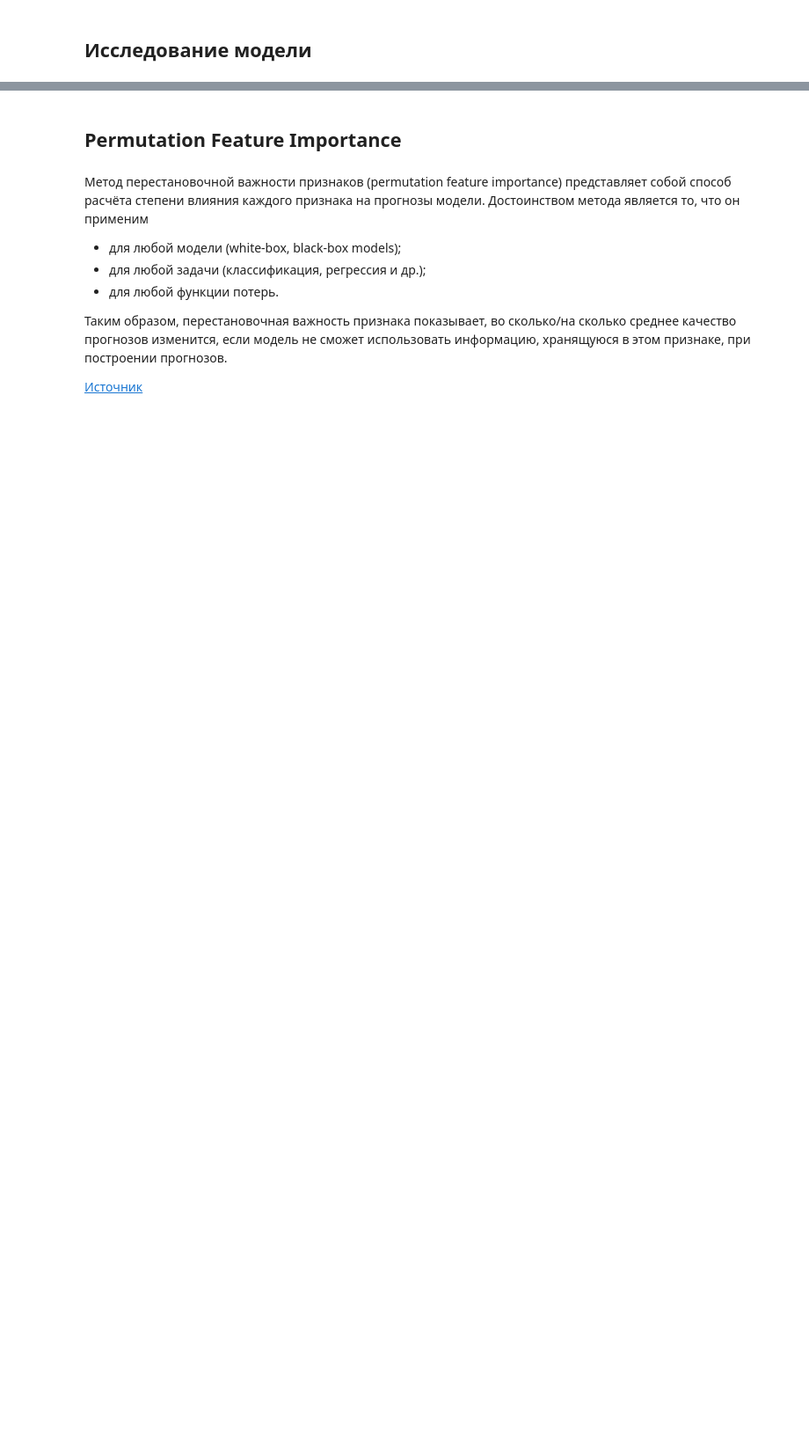
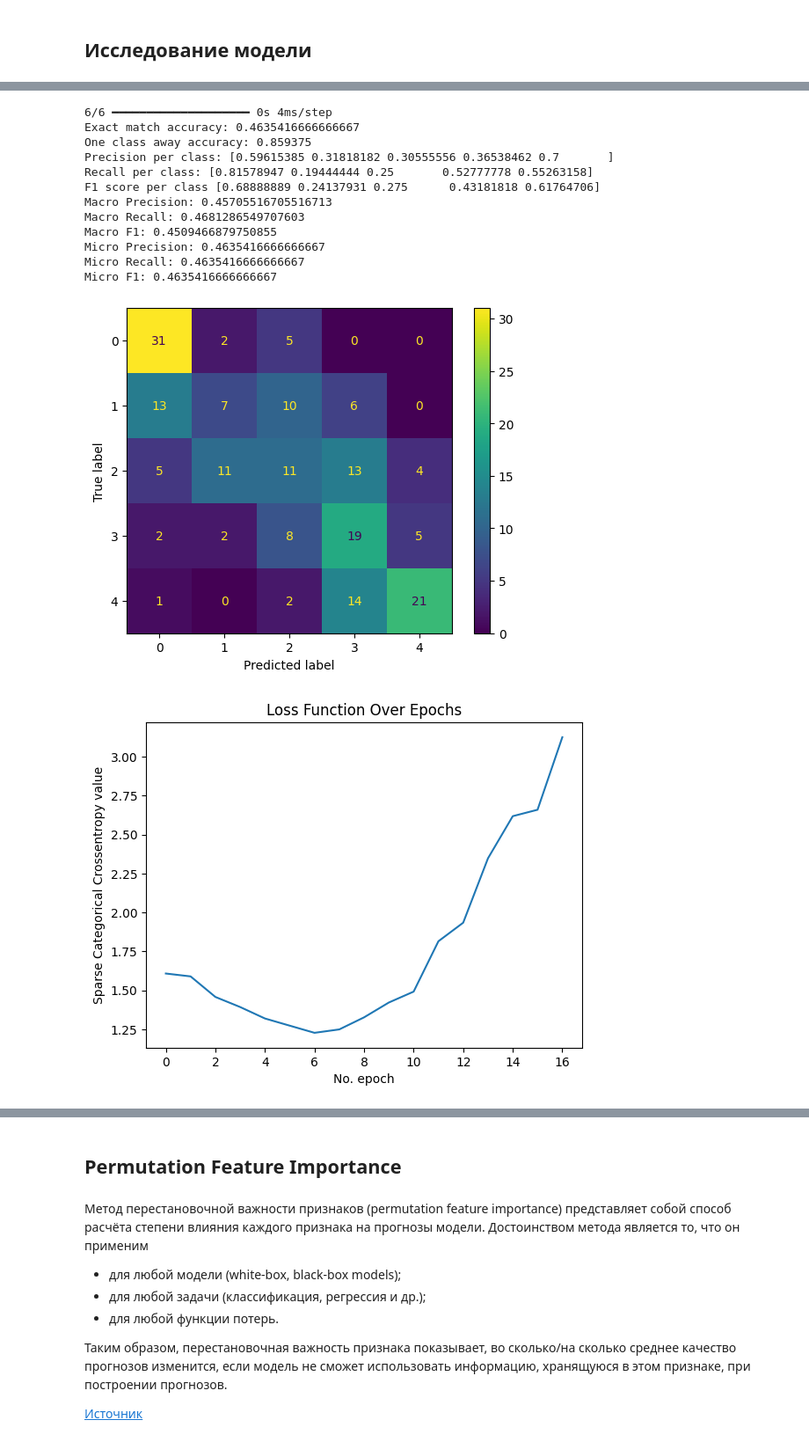
Before and after one commit to muratom/movie-box-office-prediction, a Jupyter notebook: 1_bor_tabular_prereleased.ipynb, the cells around one changed output, grey strips where cells are left out. Shown at 88% size. Saved outputs shown, nothing was run; the diff lists cells and outputs as text; code cells hidden in the pictures; blank space fills up the shorter version.

Commit message:
1_bor_tabular_prereleased

```diff
--- a/1_bor_tabular_prereleased.ipynb
+++ b/1_bor_tabular_prereleased.ipynb
@@ -806,0 +730,7 @@ def plot_grid_result(grid_result):
+# %%
+import dill
+
+full_grid_search_result = full_grid_search() # 2 min
+
+with open(f'{cfg.checkpoint_path}full_grid.pkl', 'wb') as f:
+    dill.dump(full_grid_search_result, f, protocol=5)
@@ -849,3 +915 @@ def train_model(X_train, y_train, X_val, y_val):
     return best_model, full_history
-# %%
-best_model, full_history = train_model(X_train, y_train, X_val, y_val)
@@ -892,0 +953,30 @@ Micro F1: 0.4312796208530806
+# %%
+best_model = load_model(checkpoint_path)
+with open(f'{cfg.checkpoint_path}/best_model_history.pkl', 'rb') as f:
+    full_history = dill.load(f)
+
+
+test_generator = TabularGenerator(
+    tabular=X_test.values,
+    labels=y_test,
+    batch_size=cfg.batch_size,
+    class_weights=class_weights,
+)
+
+# Проверка лучшей модели
+inspect_model(best_model, test_generator, y_test, 'tabular', history=full_history)
+# %% [output]
+6/6 ━━━━━━━━━━━━━━━━━━━━ 0s 4ms/step
+Exact match accuracy: 0.4635416666666667
+One class away accuracy: 0.859375
+Precision per class: [0.59615385 0.31818182 0.30555556 0.36538462 0.7       ]
+Recall per class: [0.81578947 0.19444444 0.25       0.52777778 0.55263158]
+F1 score per class [0.68888889 0.24137931 0.275      0.43181818 0.61764706]
+Macro Precision: 0.45705516705516713
+Macro Recall: 0.4681286549707603
+Macro F1: 0.4509466879750855
+Micro Precision: 0.4635416666666667
+Micro Recall: 0.4635416666666667
+Micro F1: 0.4635416666666667
+[figure, added]
+[figure, added]
```
Also changed, not shown: parts of 130 cells of this notebook.
